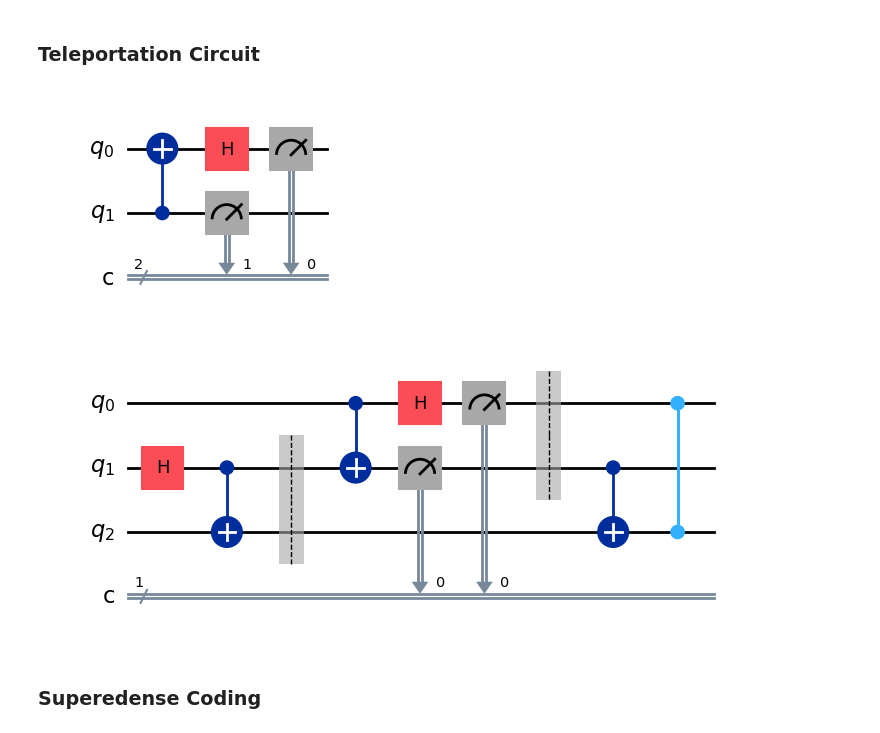
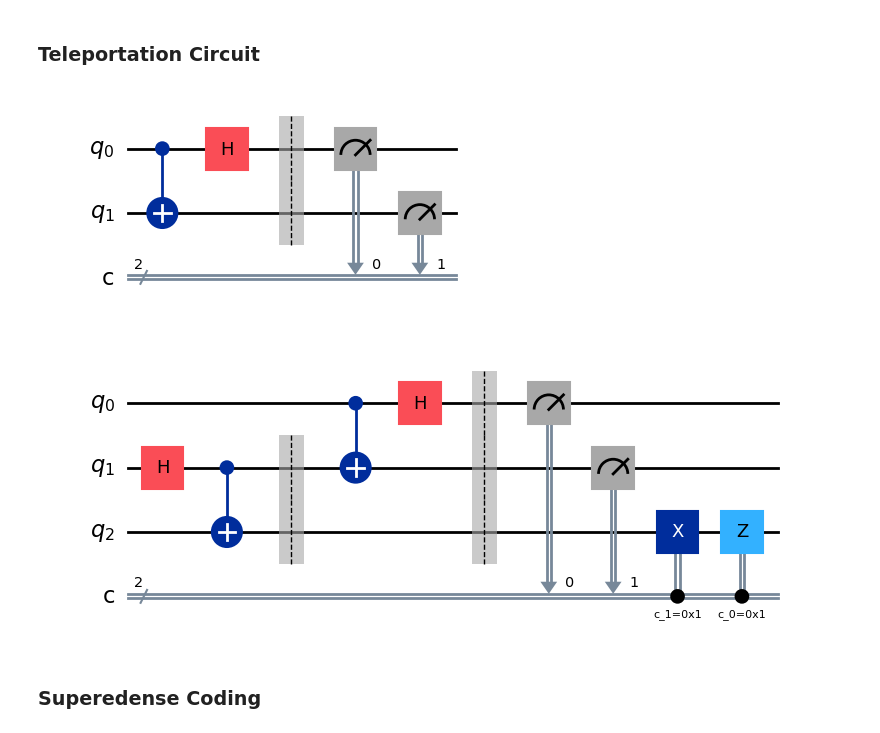
Before and after one commit to Nihar-Shah2001/Quantum_Computing_Notes, a Jupyter notebook: Notes/codes/notes.ipynb, the cells around one changed output. Saved outputs shown, nothing was run; the diff lists cells and outputs as text; code cells hidden in the pictures.

```diff
--- a/Notes/codes/notes.ipynb
+++ b/Notes/codes/notes.ipynb
@@ -559,26 +559,28 @@ circuit.draw(output='mpl')#.savefig('../images/bell-states-rev.png')
 # %%
 from qiskit import QuantumRegister, ClassicalRegister, QuantumCircuit
 from numpy import pi
 
 qreg_q = QuantumRegister(2, 'q')
 creg_c = ClassicalRegister(2, 'c')
 circuit = QuantumCircuit(qreg_q, creg_c)
 
-circuit.cx(qreg_q[1], qreg_q[0])
+circuit.cx(qreg_q[0], qreg_q[1])
 circuit.h(qreg_q[0])
+circuit.barrier()
 circuit.measure(qreg_q[0], creg_c[0])
 circuit.measure(qreg_q[1], creg_c[1])
 # @columns [0,1,2,3]
 
 circuit.draw(output='mpl')#.savefig('../images/teleportation2.png')
 # %% [output]
-[figure, old version]
+[figure, new version]
 # %%
 from qiskit import QuantumRegister, ClassicalRegister, QuantumCircuit
 from numpy import pi
 
 qreg_q = QuantumRegister(3, 'q')
-creg_c = ClassicalRegister(1, 'c')
+creg_cx = ClassicalRegister(1, 'c')
+creg_cz = ClassicalRegister(1, 'c')
 circuit = QuantumCircuit(qreg_q, creg_c)
 
 circuit.h(qreg_q[1])
@@ -587,17 +589,16 @@ circuit.barrier(qreg_q[1])
 circuit.barrier(qreg_q[2])
 circuit.cx(qreg_q[0], qreg_q[1])
 circuit.h(qreg_q[0])
-circuit.measure(qreg_q[1], creg_c[0])
+circuit.barrier()
 circuit.measure(qreg_q[0], creg_c[0])
-circuit.barrier(qreg_q[0])
-circuit.barrier(qreg_q[1])
-circuit.cx(qreg_q[1], qreg_q[2])
-circuit.cz(qreg_q[0], qreg_q[2])
+circuit.measure(qreg_q[1], creg_c[1])
+circuit.x(qreg_q[2]).c_if(creg_c[1], 1)
+circuit.z(qreg_q[2]).c_if(creg_c[0], 1)
 # @columns [0,1,2,2,3,4,4,5,6,6,7,8]
 
 circuit.draw(output='mpl')#.savefig('../images/teleportation.png')
 # %% [output]
-[figure, old version]
+[figure, new version]
 # %% [markdown]
 ### Superedense Coding
 # %%
```
Also changed, not shown: parts of 1 cell of this notebook, 39 other files.
